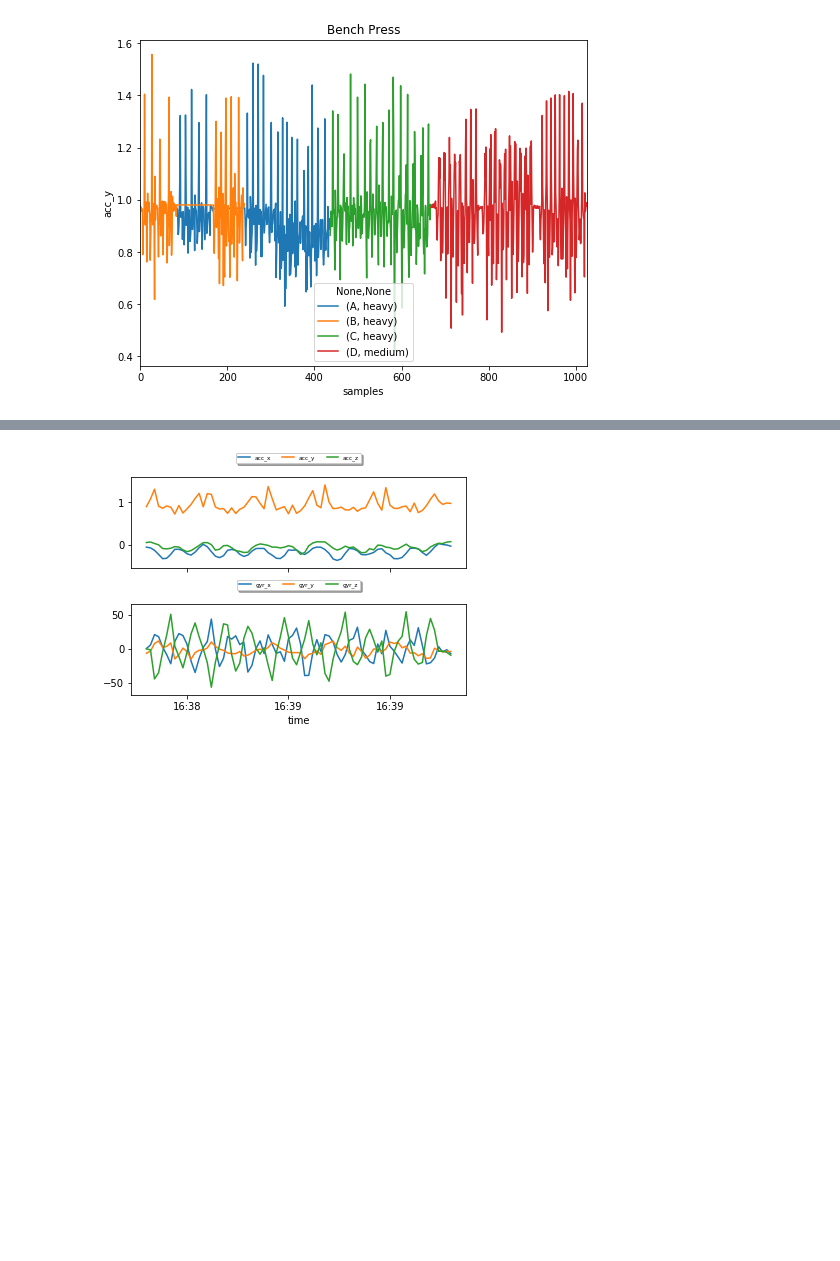
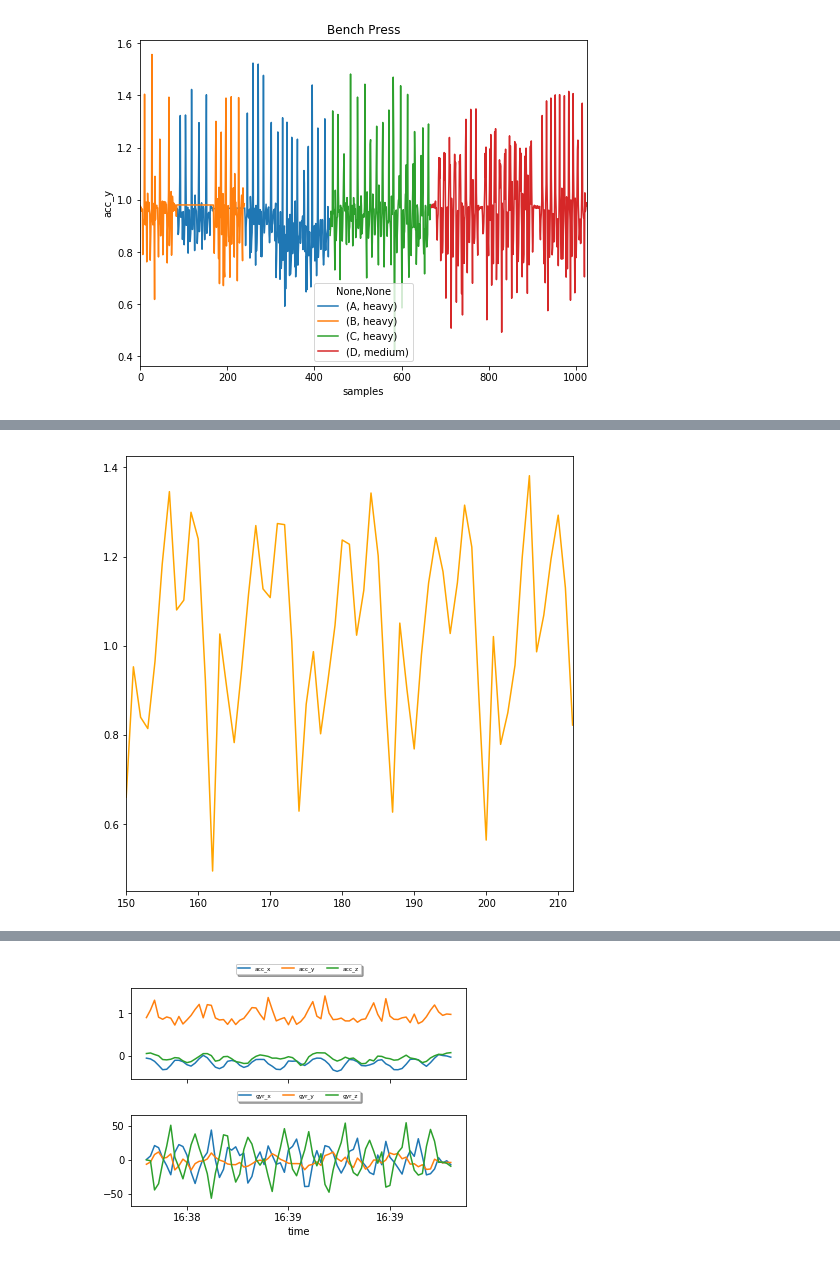
Before and after one commit to daveebbelaar/tracking-barbell-exercises, a Jupyter notebook: PythonCode/ch2_visualizing_data.ipynb, the cells around one changed output, grey strips where cells are left out. Saved outputs shown, nothing was run; the diff lists cells and outputs as text; code cells hidden in the pictures; blank space fills up the shorter version.

```diff
--- a/PythonCode/ch2_visualizing_data.ipynb
+++ b/PythonCode/ch2_visualizing_data.ipynb
@@ -58,0 +76,9 @@ plot.show()
+# %%
+# Graph of a heavy deadlift set (5 reps)
+fig, ax = plot.subplots(figsize=(8,8))
+deadlift.reset_index()['acc_r'][150:213].plot(color='orange')
+# ax.set_xlabel('samples')
+# ax.set_ylabel('Acceleration')
+plot.show()
+# %% [output]
+[figure, added]
```
Also changed, not shown: parts of 8 cells of this notebook, 4 other files.
